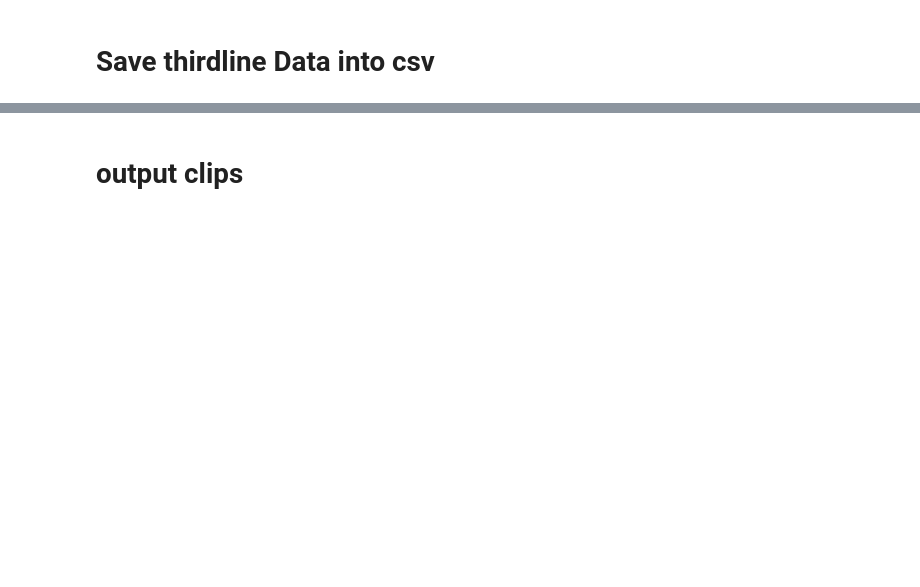
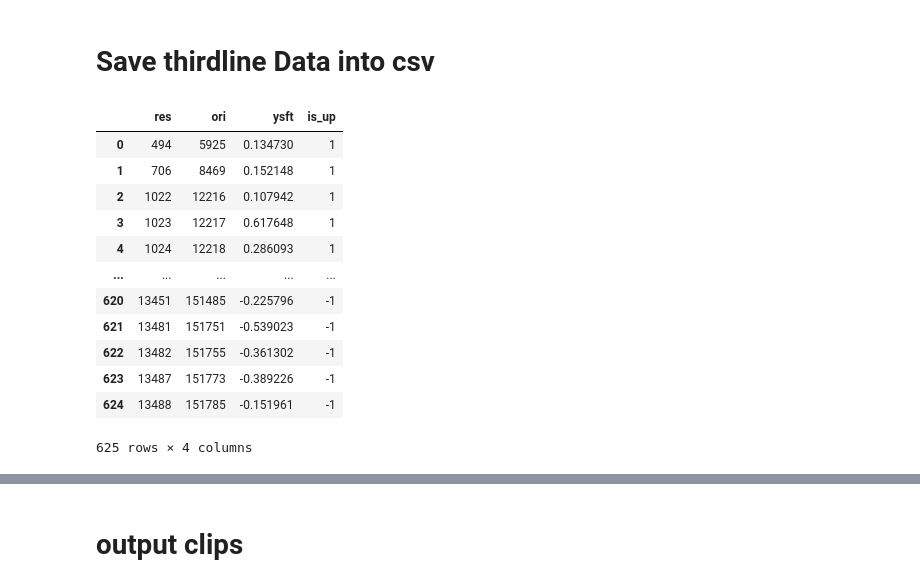
Before and after one commit to KangcPP/swim_bladder_detection, a Jupyter notebook: detection_new.ipynb, the cells around one changed output, grey strips where cells are left out. Saved outputs shown, nothing was run; the diff lists cells and outputs as text; code cells hidden in the pictures; blank space fills up the shorter version.

```diff
--- a/detection_new.ipynb
+++ b/detection_new.ipynb
@@ -650,3 +662,18 @@ down_df = pd.DataFrame({
 # %%
-combined_df = pd.concat([up_df, down_df], axis=1)
-combined_df.to_csv(f'{save_dir}/motion.csv', index=False)
+pd.concat([df_up, df_down], axis=1).to_csv(f'{save_dir}/motion.csv', index=False)
+combined_df = pd.concat([df_up, df_down], ignore_index=True)
+combined_df
+# %% [output]
+|  | res | ori | ysft | is_up |
+| 0 | 494 | 5925 | 0.134730 | 1 |
+| 1 | 706 | 8469 | 0.152148 | 1 |
+| 2 | 1022 | 12216 | 0.107942 | 1 |
+| 3 | 1023 | 12217 | 0.617648 | 1 |
+| 4 | 1024 | 12218 | 0.286093 | 1 |
+| ... | ... | ... | ... | ... |
+| 620 | 13451 | 151485 | -0.225796 | -1 |
+| 621 | 13481 | 151751 | -0.539023 | -1 |
+| 622 | 13482 | 151755 | -0.361302 | -1 |
+| 623 | 13487 | 151773 | -0.389226 | -1 |
+| 624 | 13488 | 151785 | -0.151961 | -1 |
+625 rows × 4 columns
```
Also changed, not shown: parts of 32 cells of this notebook.
